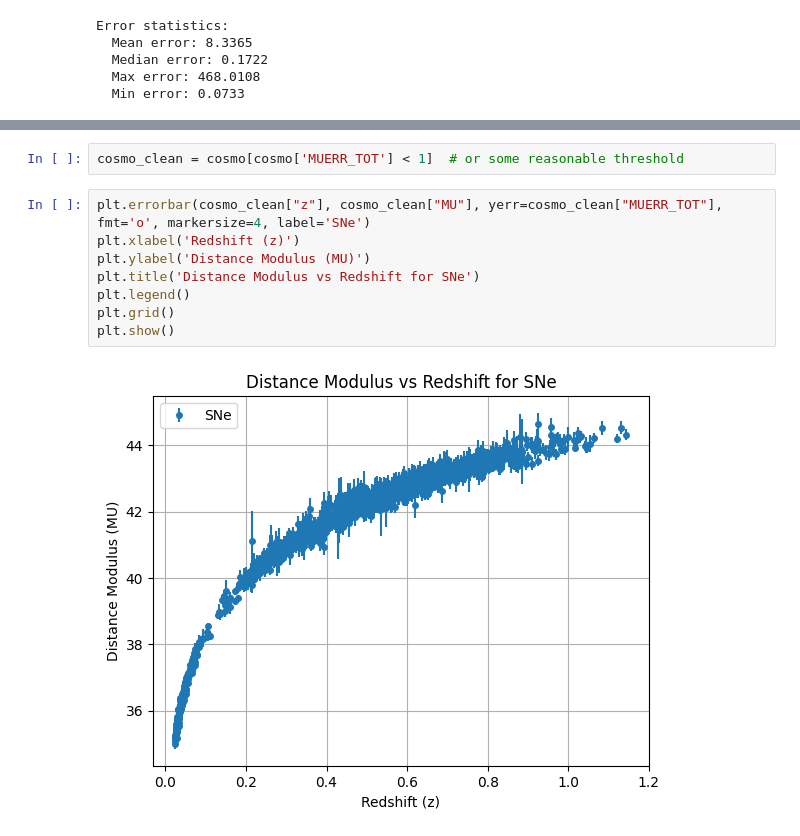
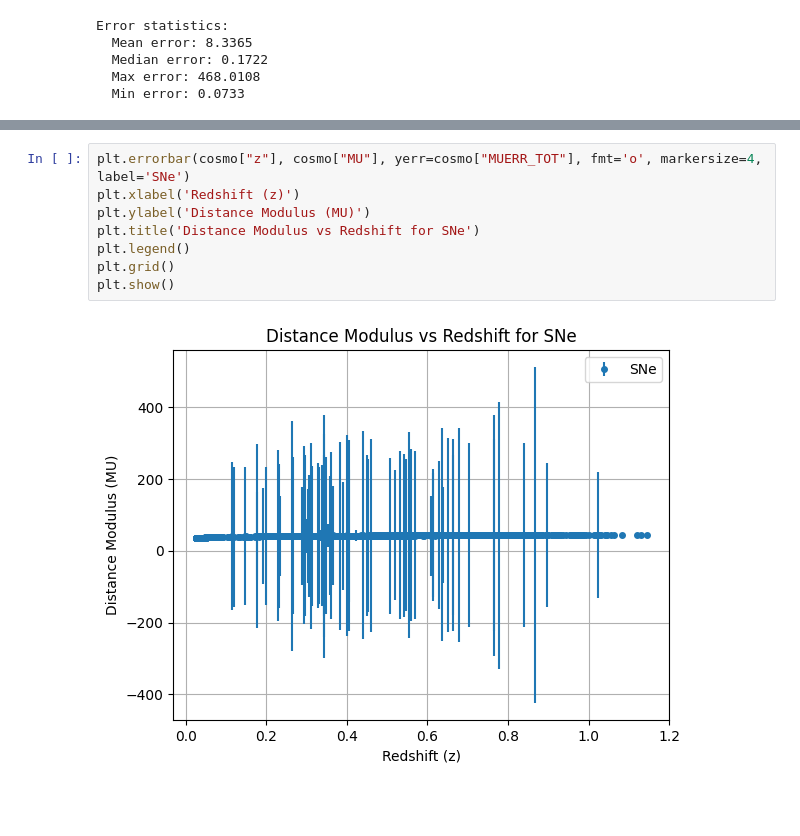
Before and after one commit to ShBrady/MSc-Thesis, a Jupyter notebook: CODE.ipynb, the cells around one changed output, grey strips where cells are left out. Drawn from its saved outputs; the diff is of its cells as text; blank space fills up the shorter version.

```diff
--- a/CODE.ipynb
+++ b/CODE.ipynb
@@ -98,15 +78,13 @@ Points with error > 1: 82
-# %%
-cosmo_clean = cosmo[cosmo['MUERR_TOT'] < 1]  # or some reasonable threshold
 # %%
-plt.errorbar(cosmo_clean["z"], cosmo_clean["MU"], yerr=cosmo_clean["MUERR_TOT"], fmt='o', markersize=4, label='SNe')
+plt.errorbar(cosmo["z"], cosmo["MU"], yerr=cosmo["MUERR_TOT"], fmt='o', markersize=4, label='SNe')
 plt.xlabel('Redshift (z)')
 plt.ylabel('Distance Modulus (MU)')
 plt.title('Distance Modulus vs Redshift for SNe')
 plt.legend()
 plt.grid()
 plt.show()
 # %% [output]
-[figure, old version]
+[figure, new version]
 # %%
 def fitting_function(params, z, mu_obs, mu_err):
     H0 = params[0]
```
Also changed, not shown: parts of 3 cells of this notebook.
